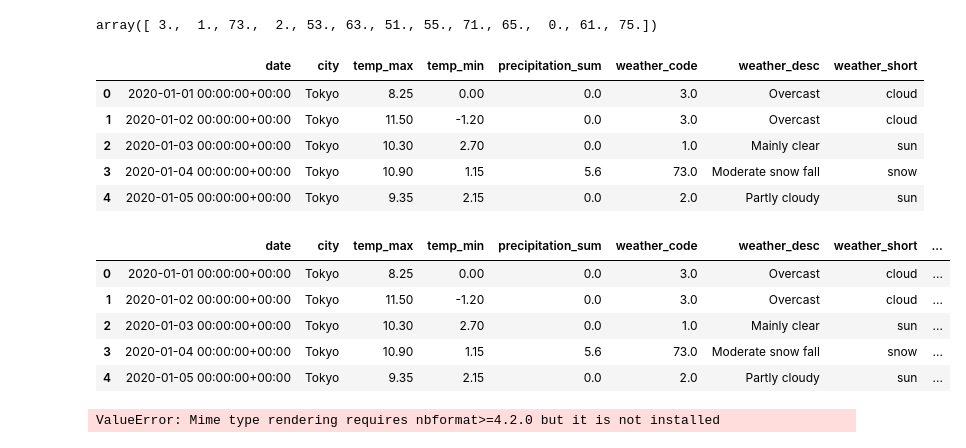
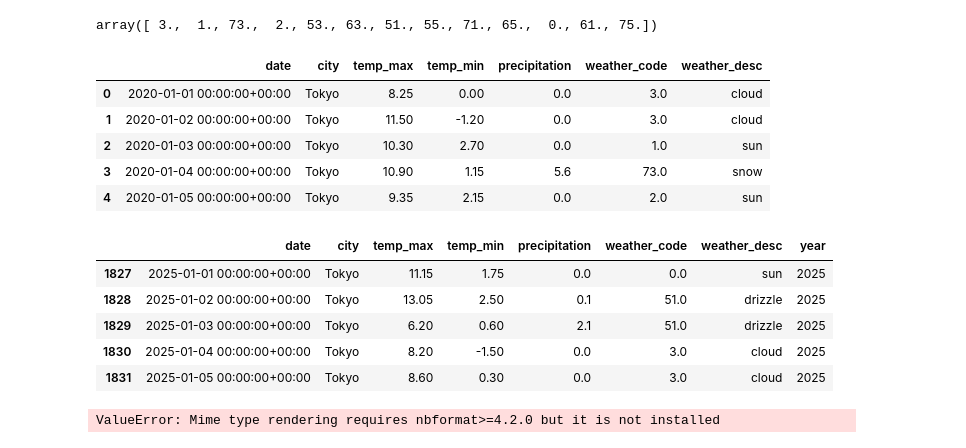
Before and after one commit to NhatNamPhan/Weather_Airflow_Pipeline, a Jupyter notebook: dashboard.ipynb, the cells around one changed output. Drawn from its saved outputs; the diff is of its cells as text; code cells hidden in the pictures.

```diff
--- a/dashboard.ipynb
+++ b/dashboard.ipynb
@@ -21,30 +21,31 @@ df_daily.head()
 df_daily = df_daily.rename(columns={
     'temperature_max': 'temp_max',
     'temperature_min': 'temp_min',
+    'precipitation_sum': 'precipitation'
 })
 # %%
 df_daily['weather_code'].unique()
 # %% [output]
 array([ 3.,  1., 73.,  2., 53., 63., 51., 55., 71., 65.,  0., 61., 75.])
 # %%
-weather_map = {
-    0: "Clear sky",
-    1: "Mainly clear",
-    2: "Partly cloudy",
-    3: "Overcast",
-    51: "Light drizzle",
-    53: "Moderate drizzle",
-    55: "Dense drizzle",
-    61: "Slight rain",
-    63: "Moderate rain",
-    65: "Heavy rain",
-    71: "Slight snow fall",
-    73: "Moderate snow fall",
-    75: "Heavy snow fall"
-}
+# weather_map = {
+#     0: "Clear sky",
+#     1: "Mainly clear",
+#     2: "Partly cloudy",
+#     3: "Overcast",
+#     51: "Light drizzle",
+#     53: "Moderate drizzle",
+#     55: "Dense drizzle",
+#     61: "Slight rain",
+#     63: "Moderate rain",
+#     65: "Heavy rain",
+#     71: "Slight snow fall",
+#     73: "Moderate snow fall",
+#     75: "Heavy snow fall"
+# }
 
 # Weather short name mapping
-weather_short_map = {
+weather_desc_map = {
     0: "sun",
     1: "sun",
     2: "sun",
@@ -60,28 +61,28 @@ weather_short_map = {
     75: "snow"
 }
 
-df_daily['weather_desc'] = df_daily['weather_code'].map(weather_map)
-df_daily['weather_short'] = df_daily['weather_code'].map(weather_short_map)
+# df_daily['weather_desc'] = df_daily['weather_code'].map(weather_map)
+df_daily['weather_desc'] = df_daily['weather_code'].map(weather_desc_map)
 df_daily.head()
 # %% [output]
-|  | date | city | temp_max | temp_min | precipitation_sum | weather_code | weather_desc | weather_short |
-| 0 | 2020-01-01 00:00:00+00:00 | Tokyo | 8.25 | 0.00 | 0.0 | 3.0 | Overcast | cloud |
-| 1 | 2020-01-02 00:00:00+00:00 | Tokyo | 11.50 | -1.20 | 0.0 | 3.0 | Overcast | cloud |
-| 2 | 2020-01-03 00:00:00+00:00 | Tokyo | 10.30 | 2.70 | 0.0 | 1.0 | Mainly clear | sun |
-| 3 | 2020-01-04 00:00:00+00:00 | Tokyo | 10.90 | 1.15 | 5.6 | 73.0 | Moderate snow fall | snow |
-| 4 | 2020-01-05 00:00:00+00:00 | Tokyo | 9.35 | 2.15 | 0.0 | 2.0 | Partly cloudy | sun |
+|  | date | city | temp_max | temp_min | precipitation | weather_code | weather_desc |
+| 0 | 2020-01-01 00:00:00+00:00 | Tokyo | 8.25 | 0.00 | 0.0 | 3.0 | cloud |
+| 1 | 2020-01-02 00:00:00+00:00 | Tokyo | 11.50 | -1.20 | 0.0 | 3.0 | cloud |
+| 2 | 2020-01-03 00:00:00+00:00 | Tokyo | 10.30 | 2.70 | 0.0 | 1.0 | sun |
+| 3 | 2020-01-04 00:00:00+00:00 | Tokyo | 10.90 | 1.15 | 5.6 | 73.0 | snow |
+| 4 | 2020-01-05 00:00:00+00:00 | Tokyo | 9.35 | 2.15 | 0.0 | 2.0 | sun |
 # %%
 df_daily['date'] = pd.to_datetime(df_daily['date'])
 df_daily['year'] = df_daily['date'].dt.year
-#df_daily = df_daily[df_daily['year'] == 2022]
+df_daily = df_daily[df_daily['year'] == 2025]
 df_daily.head()
 # %% [output]
-|  | date | city | temp_max | temp_min | precipitation_sum | weather_code | weather_desc | weather_short | ... |
-| 0 | 2020-01-01 00:00:00+00:00 | Tokyo | 8.25 | 0.00 | 0.0 | 3.0 | Overcast | cloud | ... |
-| 1 | 2020-01-02 00:00:00+00:00 | Tokyo | 11.50 | -1.20 | 0.0 | 3.0 | Overcast | cloud | ... |
-| 2 | 2020-01-03 00:00:00+00:00 | Tokyo | 10.30 | 2.70 | 0.0 | 1.0 | Mainly clear | sun | ... |
-| 3 | 2020-01-04 00:00:00+00:00 | Tokyo | 10.90 | 1.15 | 5.6 | 73.0 | Moderate snow fall | snow | ... |
-| 4 | 2020-01-05 00:00:00+00:00 | Tokyo | 9.35 | 2.15 | 0.0 | 2.0 | Partly cloudy | sun | ... |
+|  | date | city | temp_max | temp_min | precipitation | weather_code | weather_desc | year |
+| 1827 | 2025-01-01 00:00:00+00:00 | Tokyo | 11.15 | 1.75 | 0.0 | 0.0 | sun | 2025 |
+| 1828 | 2025-01-02 00:00:00+00:00 | Tokyo | 13.05 | 2.50 | 0.1 | 51.0 | drizzle | 2025 |
+| 1829 | 2025-01-03 00:00:00+00:00 | Tokyo | 6.20 | 0.60 | 2.1 | 51.0 | drizzle | 2025 |
+| 1830 | 2025-01-04 00:00:00+00:00 | Tokyo | 8.20 | -1.50 | 0.0 | 3.0 | cloud | 2025 |
+| 1831 | 2025-01-05 00:00:00+00:00 | Tokyo | 8.60 | 0.30 | 0.0 | 3.0 | cloud | 2025 |
 # %%
 import plotly.express as px
 
```
Also changed, not shown: parts of 9 cells of this notebook.
